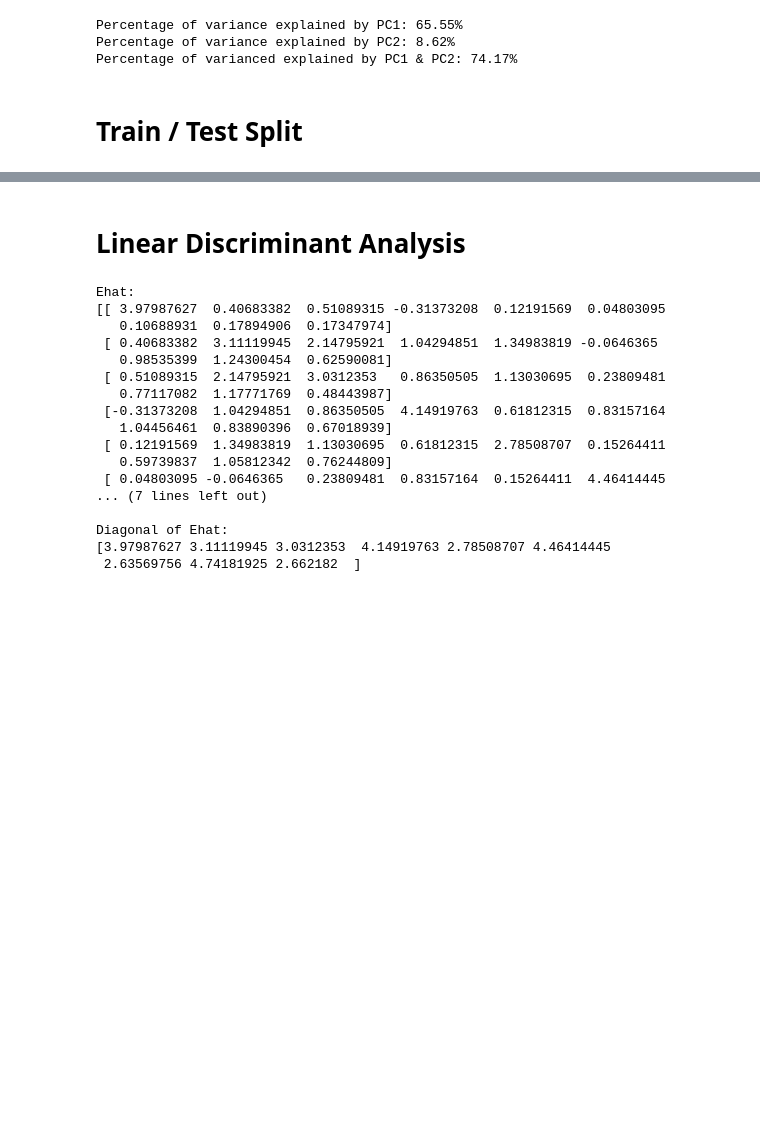
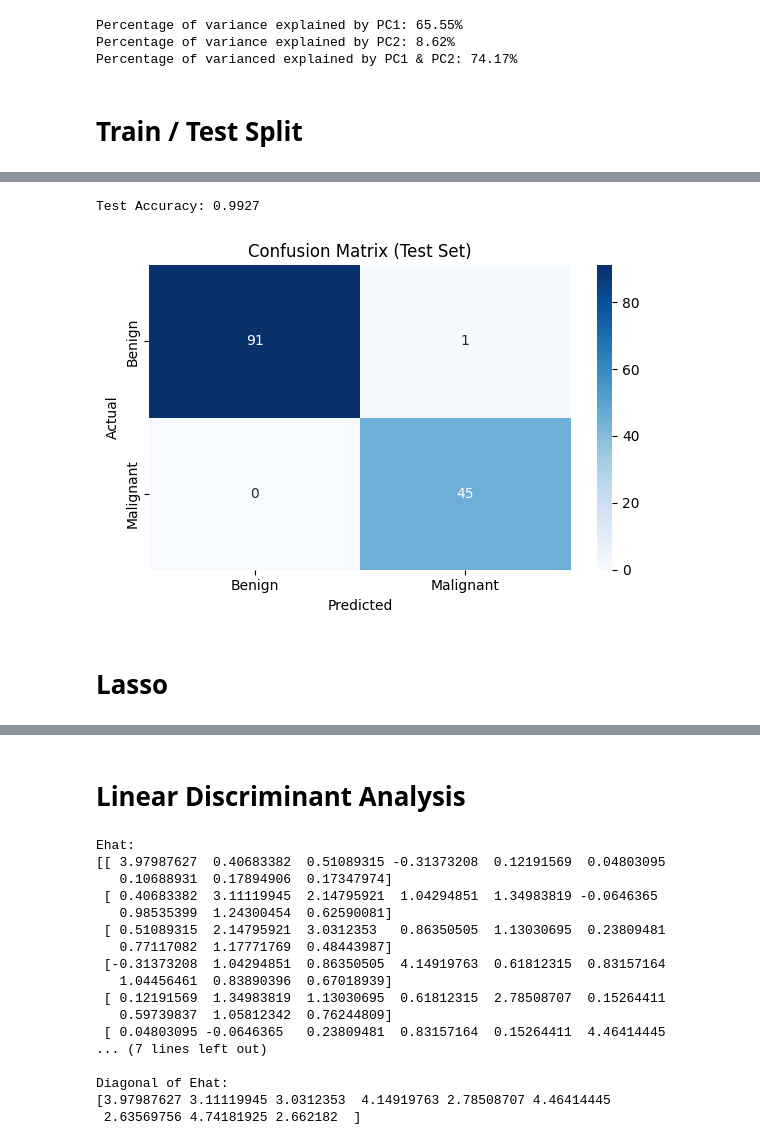
Before and after one commit to brodyanderson/MATH-6020-Project, a Jupyter notebook: BreastCancer.ipynb, the cells around one changed output, grey strips where cells are left out. Saved outputs shown, nothing was run; the diff lists cells and outputs as text; code cells hidden in the pictures; blank space fills up the shorter version.

```diff
--- a/BreastCancer.ipynb
+++ b/BreastCancer.ipynb
@@ -128,0 +297,21 @@ X_train, X_test, y_train, y_test = train_test_split(X, y, test_size=0.2, random_
+# %%
+y_pred = final_model.predict(X_test_scaled)
+
+print(f"Test Accuracy: {final_model.score(X_test_scaled, y_test):.4f}")
+
+cm = confusion_matrix(y_test, y_pred)
+
+plt.figure(figsize=(6, 4))
+sns.heatmap(cm, annot=True, fmt='d', cmap='Blues',
+            xticklabels=['Benign', 'Malignant'],
+            yticklabels=['Benign', 'Malignant'])
+plt.title('Confusion Matrix (Test Set)')
+plt.xlabel('Predicted')
+plt.ylabel('Actual')
+plt.tight_layout()
+plt.show()
+# %% [output]
+Test Accuracy: 0.9927
+[figure, added]
+# %% [markdown]
+# Lasso
```
Also changed, not shown: parts of 17 cells of this notebook.
